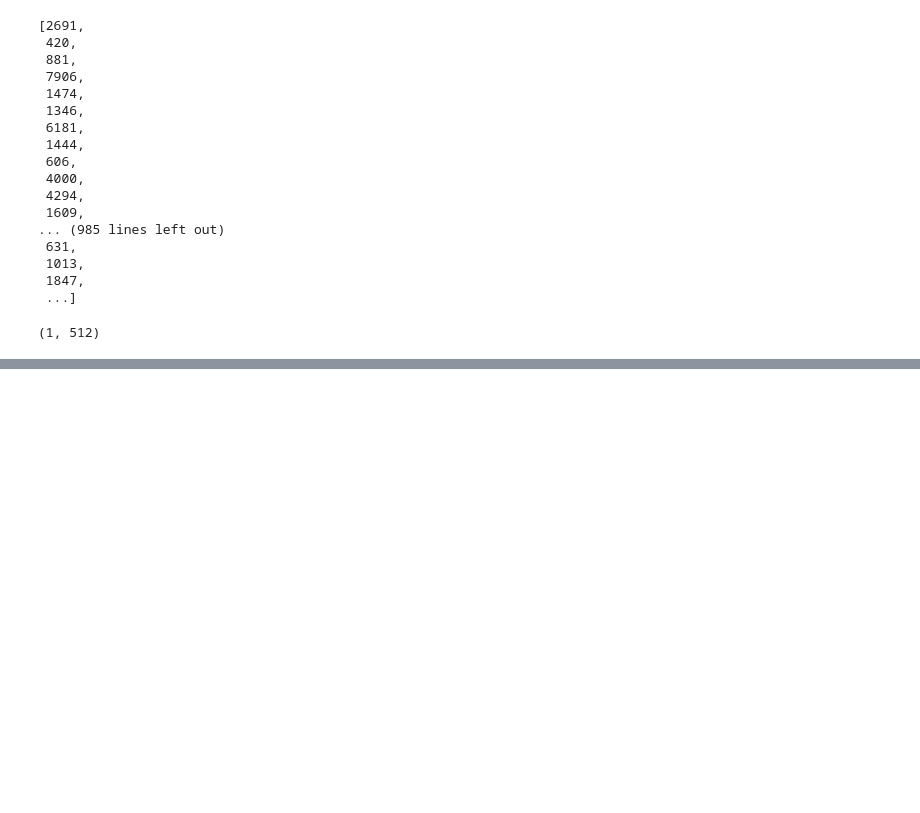
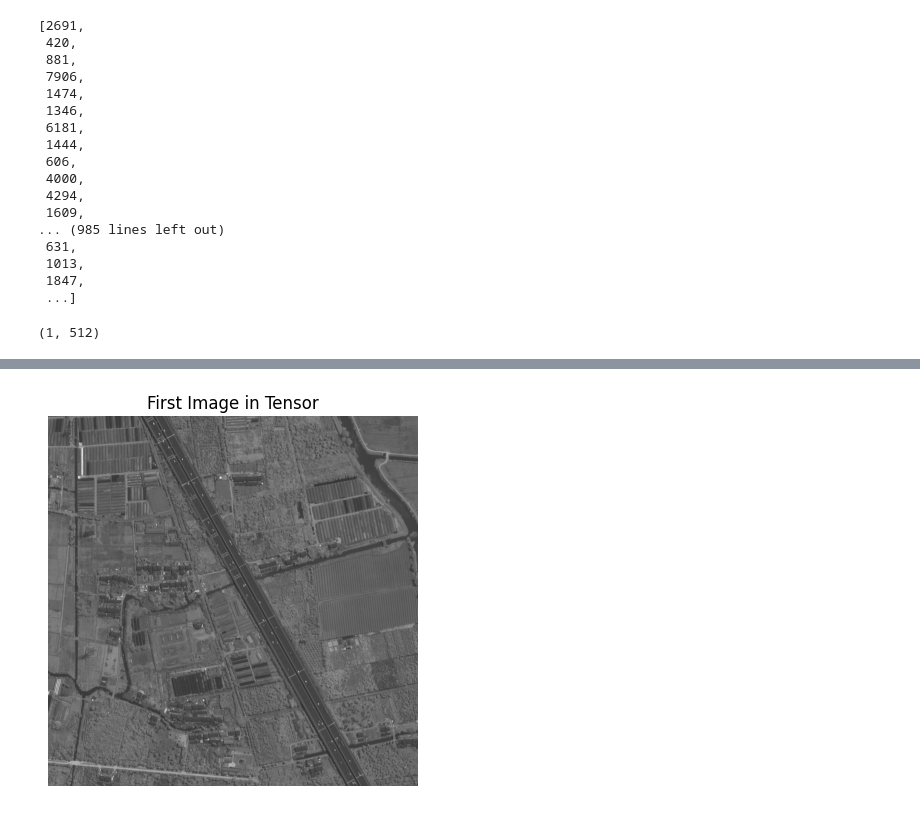
Before and after one commit to joannahuadu/VISO, a Jupyter notebook: sparse.ipynb, the cells around one changed output, grey strips where cells are left out. Drawn from its saved outputs; the diff is of its cells as text; code cells hidden in the pictures; blank space fills up the shorter version.

```diff
--- a/sparse.ipynb
+++ b/sparse.ipynb
@@ -90,0 +111,20 @@ embedding.shape
+# %%
+from PIL import Image
+import matplotlib.pyplot as plt
+import numpy as np
+import torch
+
+img_data = torch.load("/mnt/data1/workspace/wmq/inputs.pth")[0]
+if img_data.ndim == 3:
+    img_data = img_data.permute(1, 2, 0)
+
+# 将 PyTorch 张量转换为 NumPy 数组
+img_data = img_data.numpy()
+
+# 绘制图像
+plt.imshow(img_data)
+plt.axis('off')  # 隐藏坐标轴
+plt.title('First Image in Tensor')
+plt.show()
+# %% [output]
+[figure, added]
```
Also changed, not shown: parts of 6 cells of this notebook, 2 other files.
